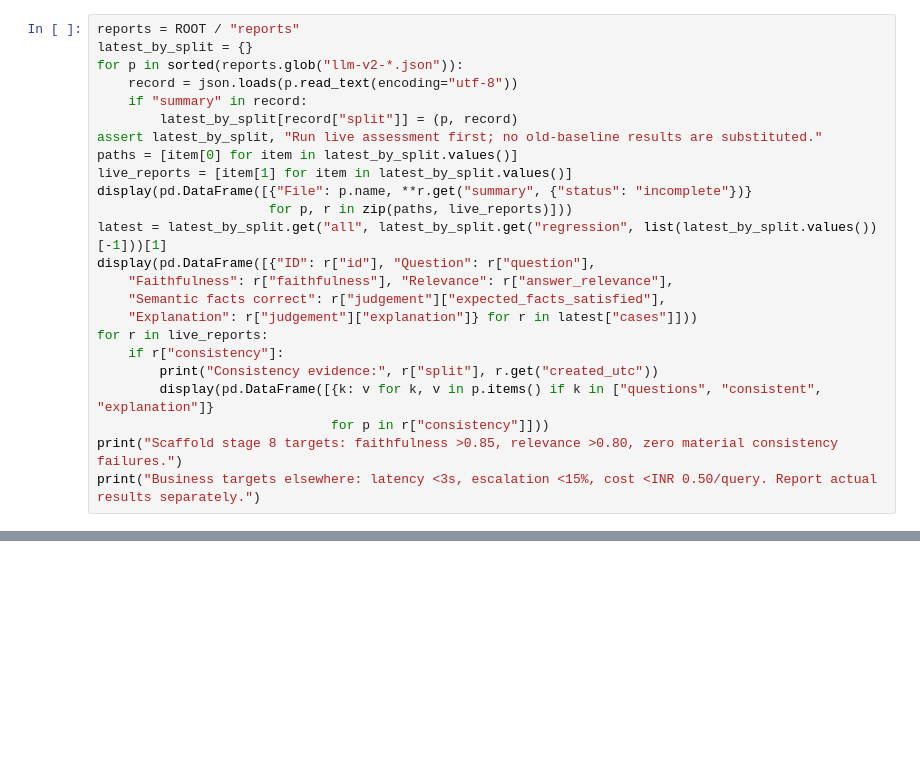
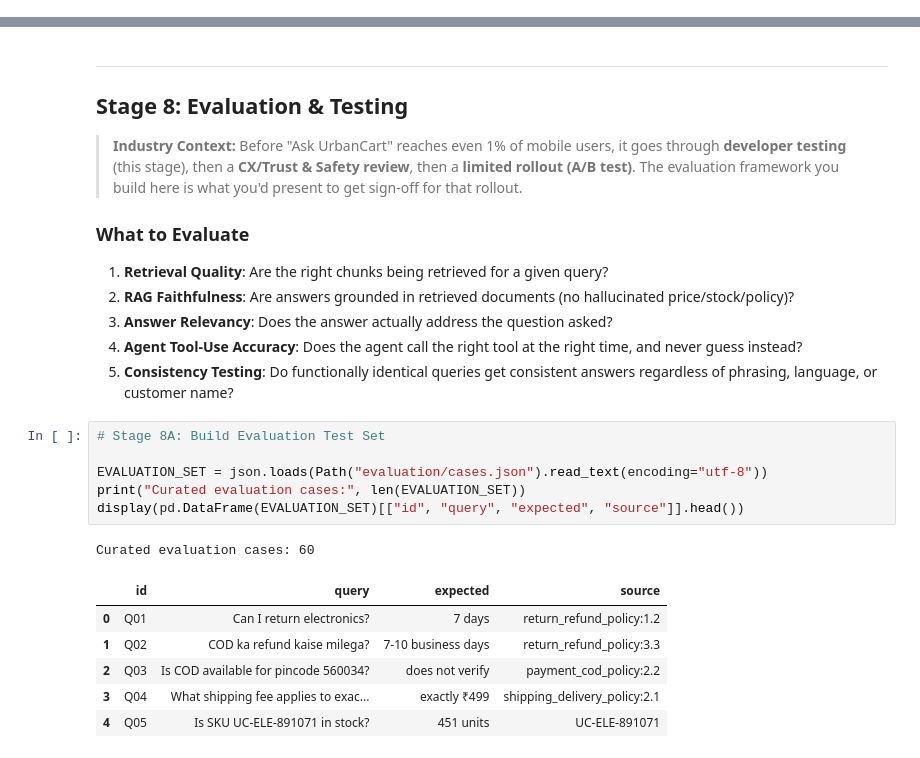
Before and after one commit to D-Suraj/UrbanCart, a Jupyter notebook: UrbanCart_Submission.ipynb, the cells around one changed output, grey strips where cells are left out. Drawn from its saved outputs; the diff is of its cells as text; blank space fills up the shorter version.

Commit message:
Complete original Learnbay notebook scaffold

```diff
--- a/UrbanCart_Submission.ipynb
+++ b/UrbanCart_Submission.ipynb
@@ -501,24 +0,0 @@ Run `python -m urbancart.assessment --split development --consistency`, then `--
-# %%
-reports = ROOT / "reports"
-latest_by_split = {}
-for p in sorted(reports.glob("llm-v2-*.json")):
-    record = json.loads(p.read_text(encoding="utf-8"))
-    if "summary" in record:
-        latest_by_split[record["split"]] = (p, record)
-assert latest_by_split, "Run live assessment first; no old-baseline results are substituted."
-paths = [item[0] for item in latest_by_split.values()]
-live_reports = [item[1] for item in latest_by_split.values()]
-display(pd.DataFrame([{"File": p.name, **r.get("summary", {"status": "incomplete"})}
-                      for p, r in zip(paths, live_reports)]))
-latest = latest_by_split.get("all", latest_by_split.get("regression", list(latest_by_split.values())[-1]))[1]
-display(pd.DataFrame([{"ID": r["id"], "Question": r["question"],
-    "Faithfulness": r["faithfulness"], "Relevance": r["answer_relevance"],
-    "Semantic facts correct": r["judgement"]["expected_facts_satisfied"],
-    "Explanation": r["judgement"]["explanation"]} for r in latest["cases"]]))
-for r in live_reports:
-    if r["consistency"]:
-        print("Consistency evidence:", r["split"], r.get("created_utc"))
-        display(pd.DataFrame([{k: v for k, v in p.items() if k in ["questions", "consistent", "explanation"]}
-                              for p in r["consistency"]]))
-print("Scaffold stage 8 targets: faithfulness >0.85, relevance >0.80, zero material consistency failures.")
-print("Business targets elsewhere: latency <3s, escalation <15%, cost <INR 0.50/query. Report actual results separately.")
@@ -665,0 +700,27 @@ the supplied dataset. A working demonstration and measured limitations are requi
+# %% [markdown]
+---
+## Stage 8: Evaluation & Testing
+
+> **Industry Context:**
+> Before "Ask UrbanCart" reaches even 1% of mobile users, it goes through **developer testing** (this stage), then a **CX/Trust & Safety review**, then a **limited rollout (A/B test)**. The evaluation framework you build here is what you'd present to get sign-off for that rollout.
+
+### What to Evaluate
+1. **Retrieval Quality**: Are the right chunks being retrieved for a given query?
+2. **RAG Faithfulness**: Are answers grounded in retrieved documents (no hallucinated price/stock/policy)?
+3. **Answer Relevancy**: Does the answer actually address the question asked?
+4. **Agent Tool-Use Accuracy**: Does the agent call the right tool at the right time, and never guess instead?
+5. **Consistency Testing**: Do functionally identical queries get consistent answers regardless of phrasing, language, or customer name?
+# %%
+# Stage 8A: Build Evaluation Test Set
+
+EVALUATION_SET = json.loads(Path("evaluation/cases.json").read_text(encoding="utf-8"))
+print("Curated evaluation cases:", len(EVALUATION_SET))
+display(pd.DataFrame(EVALUATION_SET)[["id", "query", "expected", "source"]].head())
+# %% [output]
+Curated evaluation cases: 60
+|  | id | query | expected | source |
+| 0 | Q01 | Can I return electronics? | 7 days | return_refund_policy:1.2 |
+| 1 | Q02 | COD ka refund kaise milega? | 7-10 business days | return_refund_policy:3.3 |
+| 2 | Q03 | Is COD available for pincode 560034? | does not verify | payment_cod_policy:2.2 |
+| 3 | Q04 | What shipping fee applies to exac... | exactly ₹499 | shipping_delivery_policy:2.1 |
+| 4 | Q05 | Is SKU UC-ELE-891071 in stock? | 451 units | UC-ELE-891071 |
```
Also changed, not shown: parts of 60 cells of this notebook, 7 other files.
